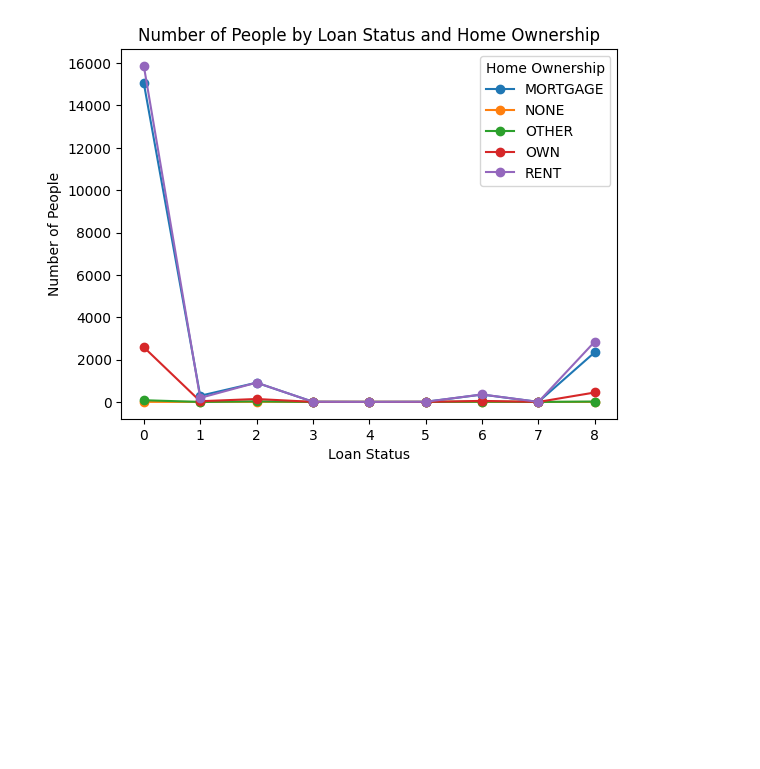
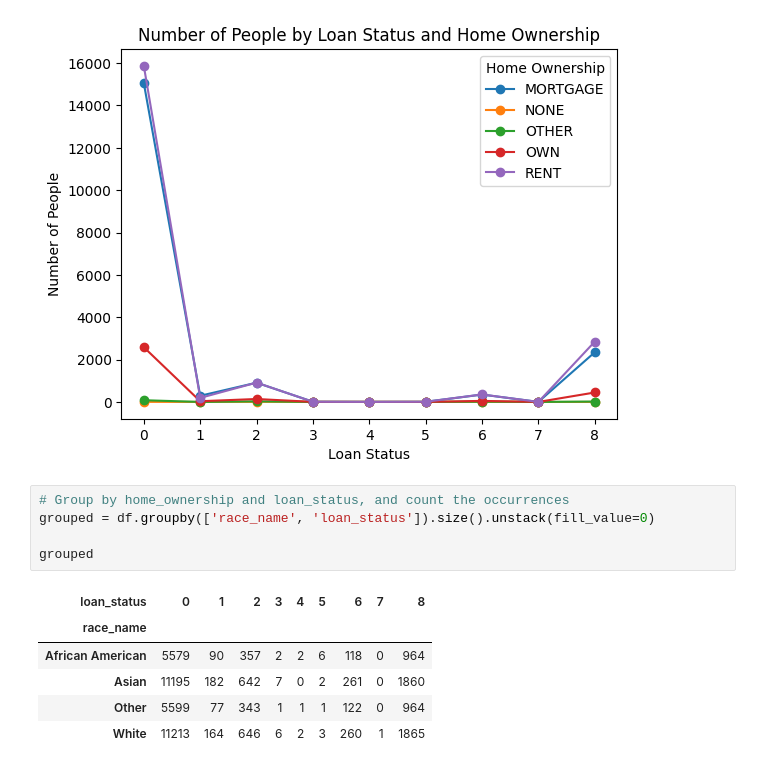
Before and after one commit to unnati026/JPMC-Case-Study, a Jupyter notebook: eda.ipynb, the cells around one changed output. Drawn from its saved outputs; the diff is of its cells as text; blank space fills up the shorter version.

```diff
--- a/eda.ipynb
+++ b/eda.ipynb
@@ -174,3 +216,15 @@ plt.legend(title='Home Ownership')
 plt.show()
 # %% [output]
 [figure]
+# %%
+# Group by home_ownership and loan_status, and count the occurrences
+grouped = df.groupby(['race_name', 'loan_status']).size().unstack(fill_value=0)
+
+grouped
+# %% [output]
+| loan_status | 0 | 1 | 2 | 3 | 4 | 5 | 6 | 7 | 8 |
+| race_name |  |  |  |  |  |  |  |  |  |
+| African American | 5579 | 90 | 357 | 2 | 2 | 6 | 118 | 0 | 964 |
+| Asian | 11195 | 182 | 642 | 7 | 0 | 2 | 261 | 0 | 1860 |
+| Other | 5599 | 77 | 343 | 1 | 1 | 1 | 122 | 0 | 964 |
+| White | 11213 | 164 | 646 | 6 | 2 | 3 | 260 | 1 | 1865 |
```
Also changed, not shown: parts of 7 cells of this notebook, 1 other file.
